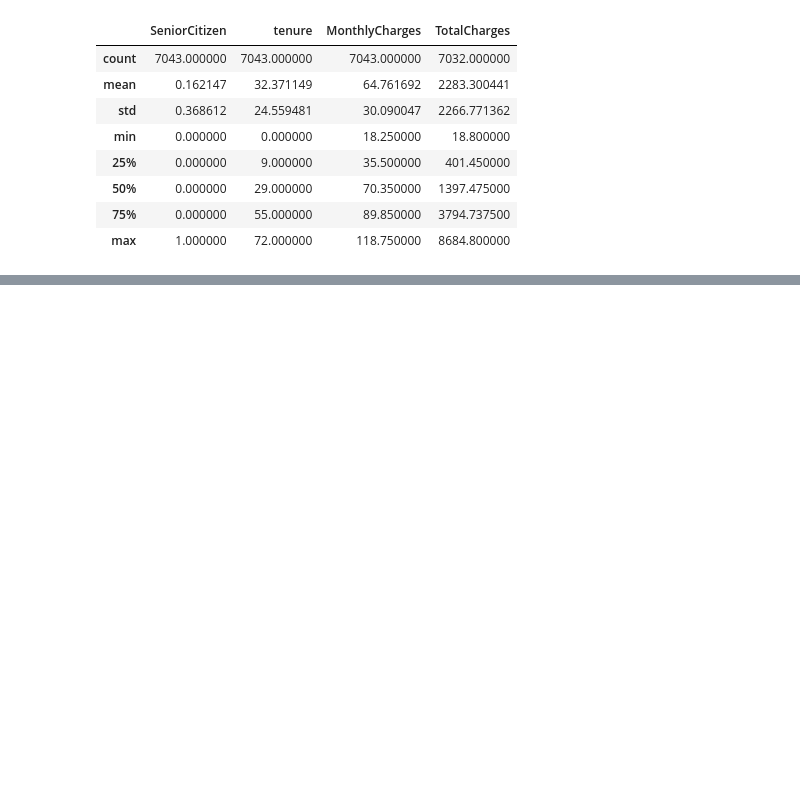
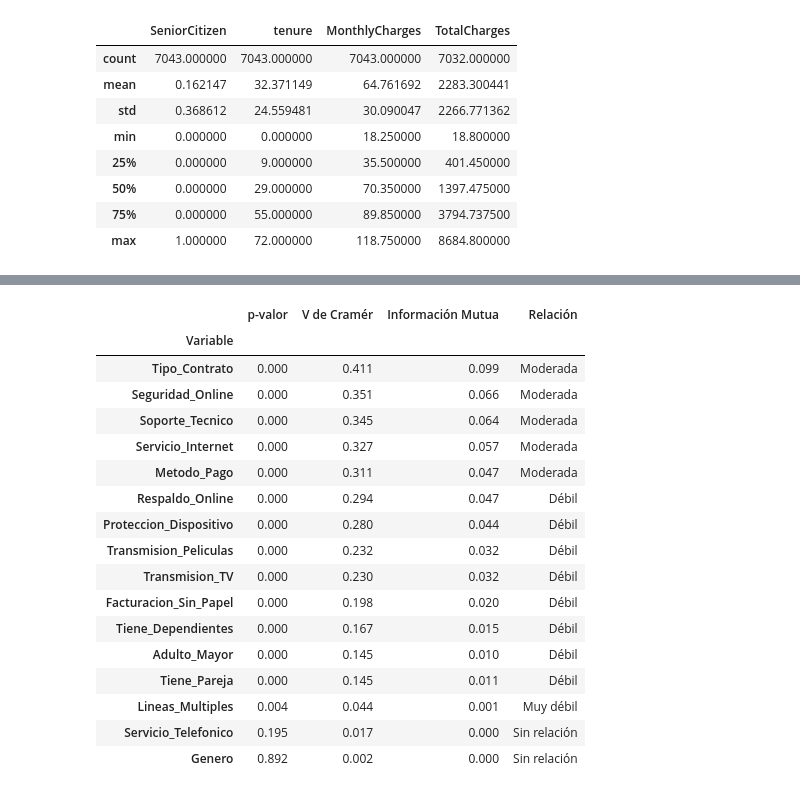
Before and after one commit to hombremono873/Cuadernos_colab, a Jupyter notebook: abandon_clientes.ipynb, the cells around one changed output, grey strips where cells are left out. Drawn from its saved outputs; the diff is of its cells as text; code cells hidden in the pictures; blank space fills up the shorter version.

```diff
--- a/abandon_clientes.ipynb
+++ b/abandon_clientes.ipynb
@@ -379,0 +469,13 @@ display(tabla_comparativa.style.background_gradient(cmap='viridis', axis=0).form
+# %%
+# Convertimosla variable objetivo de entrenamiento en números: Yes = 1, No = 0
+objetivo = (y_train == 'Yes').astype(int)
+
+# Cargos_Totales tiene vacíos de clientes nuevos (0 meses) que aún no han pagado: los dejamos en 0
+numericas = X_train[variables_continuas].fillna(0)
+
+tabla_numericas_objetivo = pd.DataFrame({
+    'Pearson': numericas.corrwith(objetivo),
+    'Spearman': numericas.corrwith(objetivo, method='spearman'),
+    'Información Mutua': mutual_info_classif(numericas, objetivo, random_state=42),
+})
+tabla_numericas_objetivo.round(3).sort_values('Información Mutua', ascending=False)
@@ -379,0 +505,48 @@ display(tabla_comparativa.style.background_gradient(cmap='viridis', axis=0).form
+# %%
+resultados = []
+for var in categoricas_distribucion:
+    tabla = pd.crosstab(X_train[var], y_train)
+    chi2, p_valor, _, _ = chi2_contingency(tabla)
+    v_cramer = np.sqrt(chi2 / (tabla.values.sum() * (min(tabla.shape) - 1)))
+    resultados.append({'Variable': var, 'p-valor': p_valor, 'V de Cramér': v_cramer})
+
+tabla_categoricas_objetivo = pd.DataFrame(resultados).set_index('Variable')
+
+# Información Mutua: las categorías se convierten a números solo para poder calcularla
+codigos = X_train[categoricas_distribucion].apply(lambda col: col.astype('category').cat.codes)
+tabla_categoricas_objetivo['Información Mutua'] = mutual_info_classif(
+    codigos, objetivo, discrete_features=True, random_state=42)
+
+# Interpretación en palabras
+def nivel_relacion(fila):
+    if fila['p-valor'] >= 0.05:
+        return 'Sin relación'
+    if fila['V de Cramér'] < 0.1:
+        return 'Muy débil'
+    if fila['V de Cramér'] < 0.3:
+        return 'Débil'
+    if fila['V de Cramér'] < 0.5:
+        return 'Moderada'
+    return 'Fuerte'
+
+tabla_categoricas_objetivo['Relación'] = tabla_categoricas_objetivo.apply(nivel_relacion, axis=1)
+tabla_categoricas_objetivo.round(3).sort_values('V de Cramér', ascending=False)
+# %% [output]
+|  | p-valor | V de Cramér | Información Mutua | Relación |
+| Variable |  |  |  |  |
+| Tipo_Contrato | 0.000 | 0.411 | 0.099 | Moderada |
+| Seguridad_Online | 0.000 | 0.351 | 0.066 | Moderada |
+| Soporte_Tecnico | 0.000 | 0.345 | 0.064 | Moderada |
+| Servicio_Internet | 0.000 | 0.327 | 0.057 | Moderada |
+| Metodo_Pago | 0.000 | 0.311 | 0.047 | Moderada |
+| Respaldo_Online | 0.000 | 0.294 | 0.047 | Débil |
+| Proteccion_Dispositivo | 0.000 | 0.280 | 0.044 | Débil |
+| Transmision_Peliculas | 0.000 | 0.232 | 0.032 | Débil |
+| Transmision_TV | 0.000 | 0.230 | 0.032 | Débil |
+| Facturacion_Sin_Papel | 0.000 | 0.198 | 0.020 | Débil |
+| Tiene_Dependientes | 0.000 | 0.167 | 0.015 | Débil |
+| Adulto_Mayor | 0.000 | 0.145 | 0.010 | Débil |
+| Tiene_Pareja | 0.000 | 0.145 | 0.011 | Débil |
+| Lineas_Multiples | 0.004 | 0.044 | 0.001 | Muy débil |
+| Servicio_Telefonico | 0.195 | 0.017 | 0.000 | Sin relación |
+| Genero | 0.892 | 0.002 | 0.000 | Sin relación |
```
Also changed, not shown: parts of 83 cells of this notebook.
